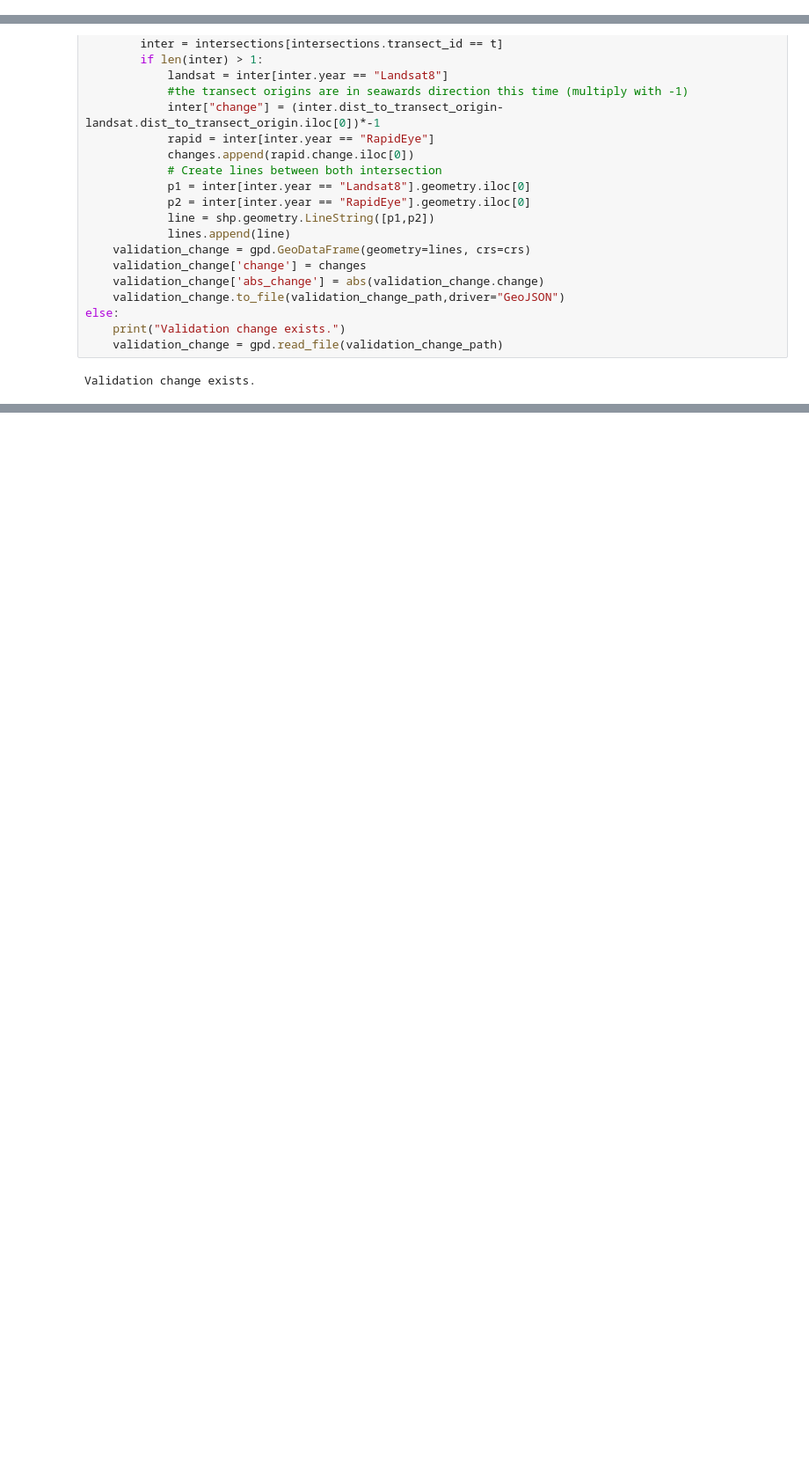
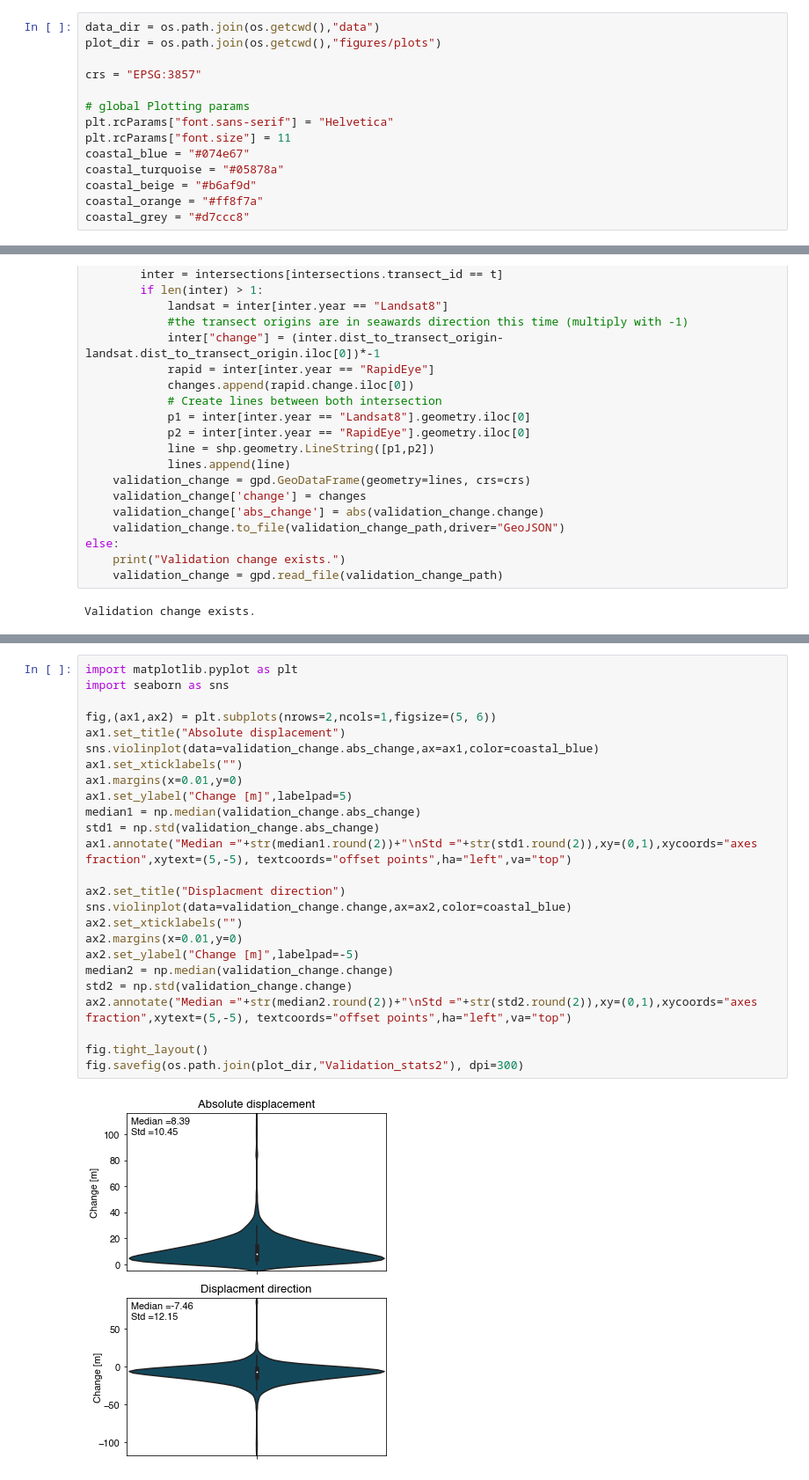
Before and after one commit to ronjalappe/VN_coastline_dynamics, a Jupyter notebook: Da_Nang_validation.ipynb, the cells around one changed output, grey strips where cells are left out. Shown at 88% size. Cells and saved outputs as stored; diff of their text form; blank space fills up the shorter version.

Commit message:
validation plotting

```diff
--- a/Da_Nang_validation.ipynb
+++ b/Da_Nang_validation.ipynb
@@ -25,3 +22,17 @@ crs = "EPSG:3857"
+# %%
+data_dir = os.path.join(os.getcwd(),"data")
+plot_dir = os.path.join(os.getcwd(),"figures/plots")
+
+crs = "EPSG:3857"
+
+# global Plotting params
+plt.rcParams["font.sans-serif"] = "Helvetica"
+plt.rcParams["font.size"] = 11
+coastal_blue = "#074e67"
+coastal_turquoise = "#05878a"
+coastal_beige = "#b6af9d"
+coastal_orange = "#ff8f7a"
+coastal_grey = "#d7ccc8"
 # %%
 # this validation shoreline has been manually digitized on a RapidEye mosaic which has been coregistered to the corresponding Landsat image
 # using "COREG" from the library arosics (see: Masterarbeit/Code/Co-Registration)
@@ -161,0 +180,27 @@ The median accuray of the Landsat detected shoreline is 8.4 m with a standard de
+# %%
+import matplotlib.pyplot as plt
+import seaborn as sns
+
+fig,(ax1,ax2) = plt.subplots(nrows=2,ncols=1,figsize=(5, 6))
+ax1.set_title("Absolute displacement")
+sns.violinplot(data=validation_change.abs_change,ax=ax1,color=coastal_blue)
+ax1.set_xticklabels("")
+ax1.margins(x=0.01,y=0)
+ax1.set_ylabel("Change [m]",labelpad=5)
+median1 = np.median(validation_change.abs_change)
+std1 = np.std(validation_change.abs_change)
+ax1.annotate("Median ="+str(median1.round(2))+"\nStd ="+str(std1.round(2)),xy=(0,1),xycoords="axes fraction",xytext=(5,-5), textcoords="offset points",ha="left",va="top")
+
+ax2.set_title("Displacment direction")
+sns.violinplot(data=validation_change.change,ax=ax2,color=coastal_blue)
+ax2.set_xticklabels("")
+ax2.margins(x=0.01,y=0)
+ax2.set_ylabel("Change [m]",labelpad=-5)
+median2 = np.median(validation_change.change)
+std2 = np.std(validation_change.change)
+ax2.annotate("Median ="+str(median2.round(2))+"\nStd ="+str(std2.round(2)),xy=(0,1),xycoords="axes fraction",xytext=(5,-5), textcoords="offset points",ha="left",va="top")
+
+fig.tight_layout()
+fig.savefig(os.path.join(plot_dir,"Validation_stats2"), dpi=300)
+# %% [output]
+[figure, added]
```
Also changed, not shown: parts of 4 cells of this notebook, 2 other files.
